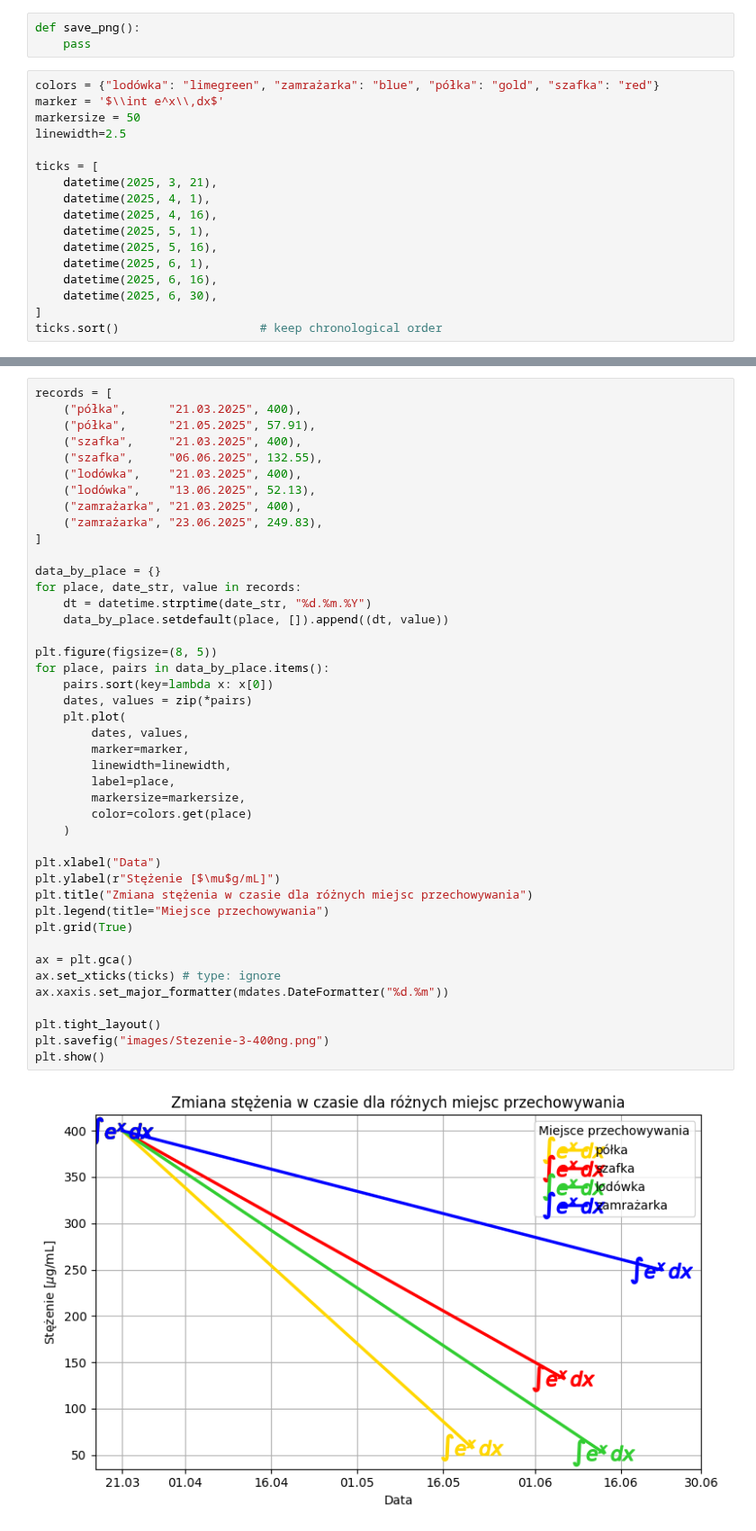
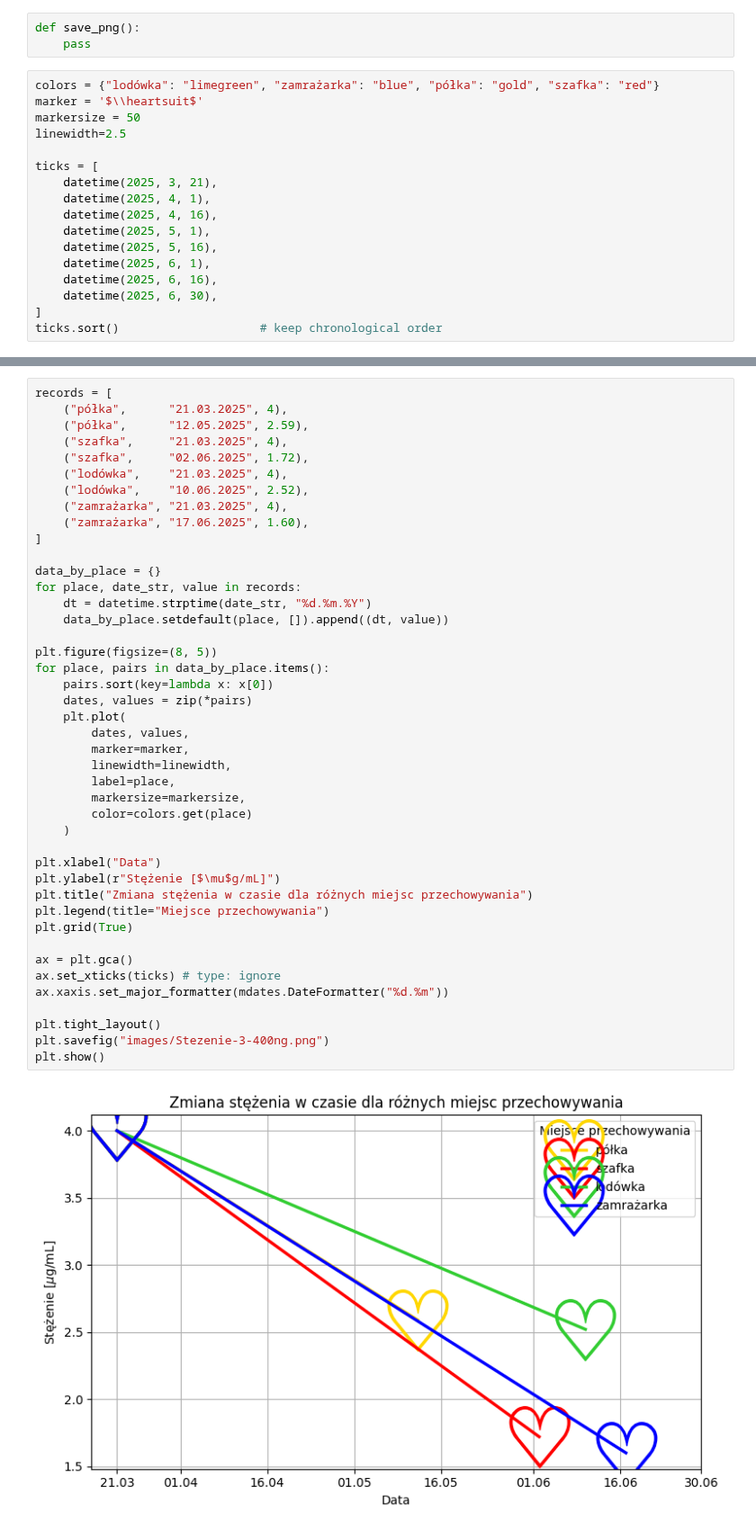
Before and after one commit to Teczka-user/ShareSpace, a Jupyter notebook: plot.ipynb, the cells around one changed output, grey strips where cells are left out. Shown at 90% size. Drawn from its saved outputs; the diff is of its cells as text.

```diff
--- a/plot.ipynb
+++ b/plot.ipynb
@@ -13,7 +13,7 @@ def save_png():
     pass
 # %%
 colors = {"lodówka": "limegreen", "zamrażarka": "blue", "półka": "gold", "szafka": "red"}
-marker = '$\\int e^x\\,dx$'
+marker = '$\\heartsuit$'
 markersize = 50
 linewidth=2.5
 
@@ -172,13 +172,13 @@ plt.show()
 # %%
 records = [
-    ("półka",      "21.03.2025", 400),
-    ("półka",      "21.05.2025", 57.91),
-    ("szafka",     "21.03.2025", 400),
-    ("szafka",     "06.06.2025", 132.55),
-    ("lodówka",    "21.03.2025", 400),
-    ("lodówka",    "13.06.2025", 52.13),
-    ("zamrażarka", "21.03.2025", 400),
-    ("zamrażarka", "23.06.2025", 249.83),
+    ("półka",      "21.03.2025", 4),
+    ("półka",      "12.05.2025", 2.59),
+    ("szafka",     "21.03.2025", 4),
+    ("szafka",     "02.06.2025", 1.72),
+    ("lodówka",    "21.03.2025", 4),
+    ("lodówka",    "10.06.2025", 2.52),
+    ("zamrażarka", "21.03.2025", 4),
+    ("zamrażarka", "17.06.2025", 1.60),
 ]
 
 data_by_place = {}
@@ -186,31 +186,31 @@ for place, date_str, value in records:
     dt = datetime.strptime(date_str, "%d.%m.%Y")
     data_by_place.setdefault(place, []).append((dt, value))
 
 plt.figure(figsize=(8, 5))
 for place, pairs in data_by_place.items():
     pairs.sort(key=lambda x: x[0])
     dates, values = zip(*pairs)
     plt.plot(
         dates, values,
         marker=marker,
         linewidth=linewidth,
         label=place,
         markersize=markersize,
         color=colors.get(place)
     )
 
 plt.xlabel("Data")
 plt.ylabel(r"Stężenie [$\mu$g/mL]")
 plt.title("Zmiana stężenia w czasie dla różnych miejsc przechowywania")
 plt.legend(title="Miejsce przechowywania")
 plt.grid(True)
 
 ax = plt.gca()
 ax.set_xticks(ticks) # type: ignore
 ax.xaxis.set_major_formatter(mdates.DateFormatter("%d.%m"))
 
 plt.tight_layout()
 plt.savefig("images/Stezenie-3-400ng.png")
 plt.show()
 # %% [output]
-[figure, old version]
+[figure, new version]
```
Also changed, not shown: parts of 3 cells of this notebook, 3 other files.
